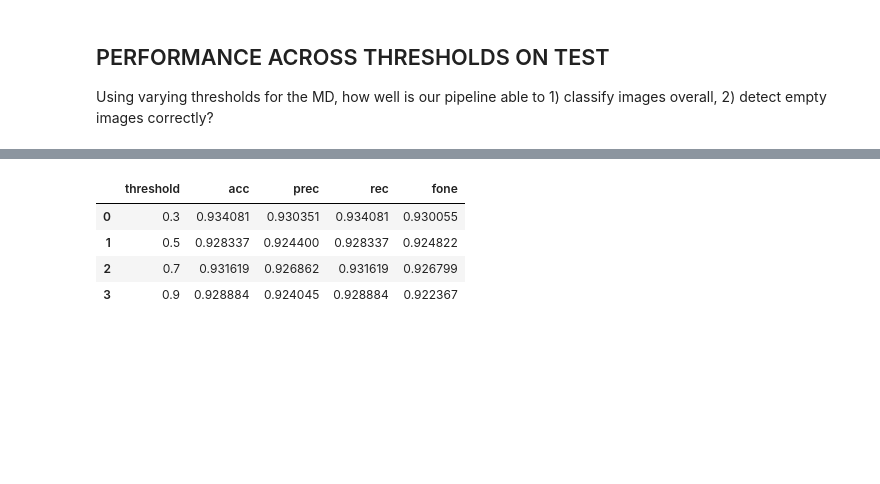
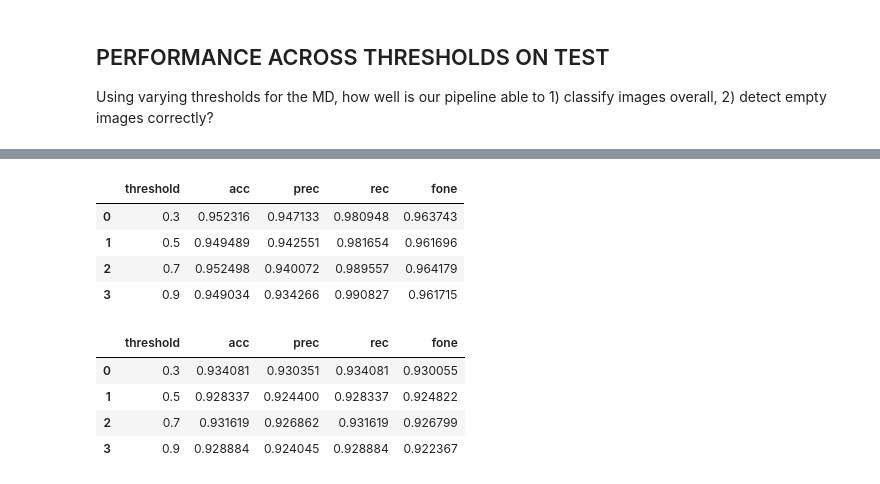
Before and after one commit to slds-lmu/wildlife-experiments, a Jupyter notebook: results_light.ipynb, the cells around one changed output, grey strips where cells are left out. Cells and saved outputs as stored; diff of their text form; code cells hidden in the pictures; blank space fills up the shorter version.

```diff
--- a/results_light.ipynb
+++ b/results_light.ipynb
@@ -225,3 +298,11 @@ df_ins_empty = pd.DataFrame(rows_empty, columns=['threshold', 'acc', 'prec', 're
+# %%
+df_ins_empty_avg
+# %% [output]
+|  | threshold | acc | prec | rec | fone |
+| 0 | 0.3 | 0.952316 | 0.947133 | 0.980948 | 0.963743 |
+| 1 | 0.5 | 0.949489 | 0.942551 | 0.981654 | 0.961696 |
+| 2 | 0.7 | 0.952498 | 0.940072 | 0.989557 | 0.964179 |
+| 3 | 0.9 | 0.949034 | 0.934266 | 0.990827 | 0.961715 |
 # %%
 df_ins_multiclass.sort_values('threshold')  # Table 3
 # %% [output]
```
Also changed, not shown: parts of 10 cells of this notebook.
